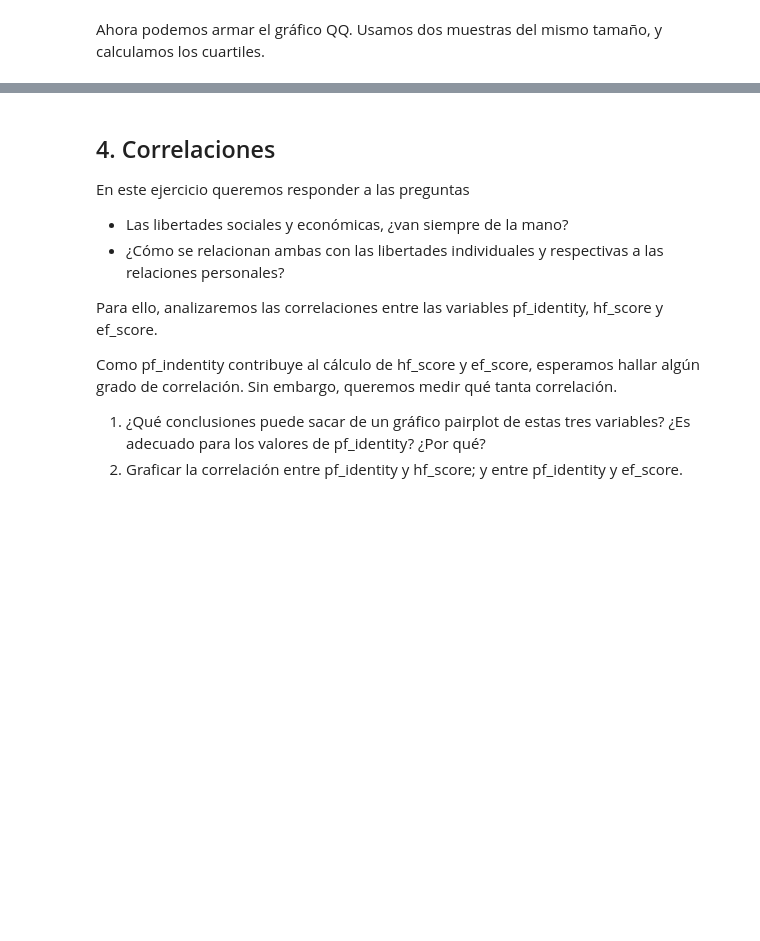
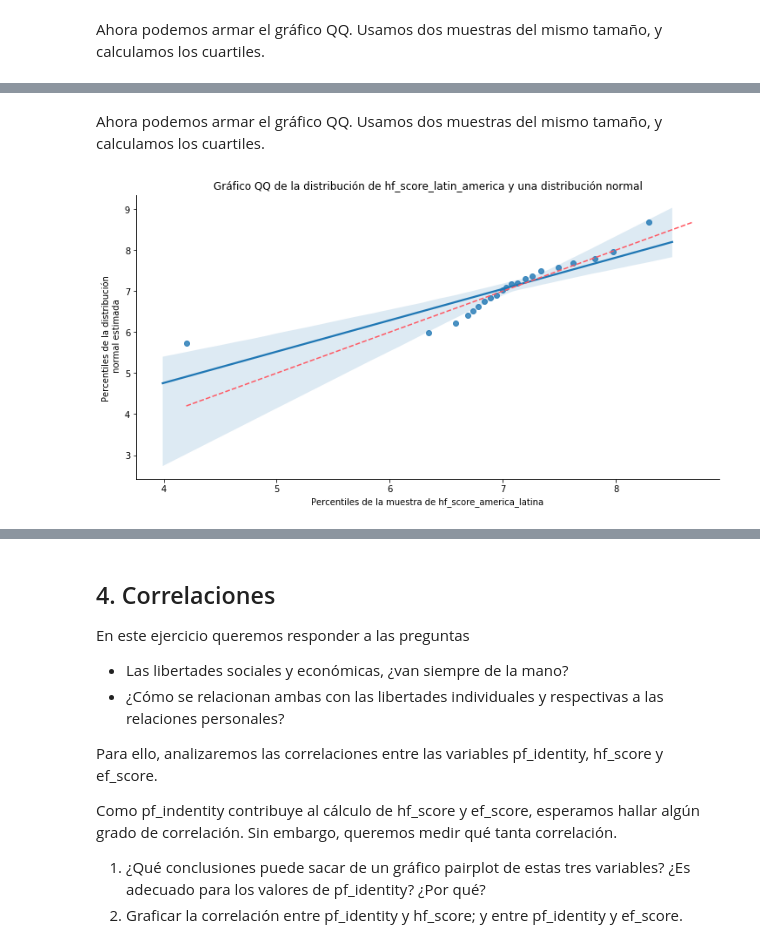
Before and after one commit to abernalc/diplodatos2019, a Jupyter notebook: 02_practico_I.ipynb, the cells around one changed output, grey strips where cells are left out. Drawn from its saved outputs; the diff is of its cells as text; code cells hidden in the pictures; blank space fills up the shorter version.

```diff
--- a/02_practico_I.ipynb
+++ b/02_practico_I.ipynb
@@ -386,0 +475,22 @@ seaborn.despine()
+# %% [markdown]
+Ahora podemos armar el gráfico QQ. Usamos dos muestras del mismo tamaño, y calculamos los cuartiles.
+# %%
+# Creamos 20 puntos percentiles igualmente distribuidos entre 0 y 100.
+percs = numpy.linspace(0,100,21)
+
+qn_sample = numpy.percentile(dataset_hf_score_latin_america, percs)
+qn_norm_dist = numpy.percentile(norm_dist.rvs(len(dataset_hf_score_latin_america)), percs)
+
+plt.figure(figsize=(12,6))
+seaborn.regplot(x=qn_sample, y=qn_norm_dist)
+
+plt.xlabel('Percentiles de la muestra de hf_score_america_latina')
+plt.ylabel('Percentiles de la distribución \n normal estimada')
+plt.title('Gráfico QQ de la distribución de hf_score_latin_america y una distribución normal')
+
+x = numpy.linspace(numpy.min((qn_sample.min(), qn_norm_dist.min())), numpy.max((qn_sample.max(),qn_norm_dist.max())))
+plt.plot(x,x, color="#FF5964", ls="--")
+
+seaborn.despine()
+# %% [output]
+[figure, added]
```
Also changed, not shown: parts of 23 cells of this notebook, 5 other files.
